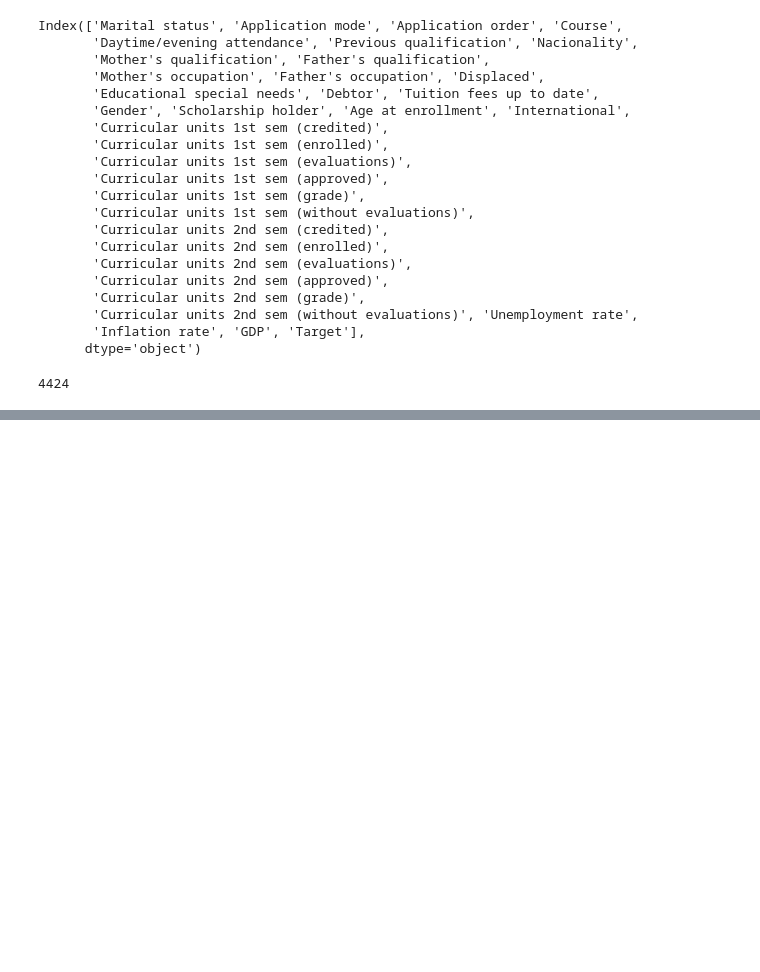
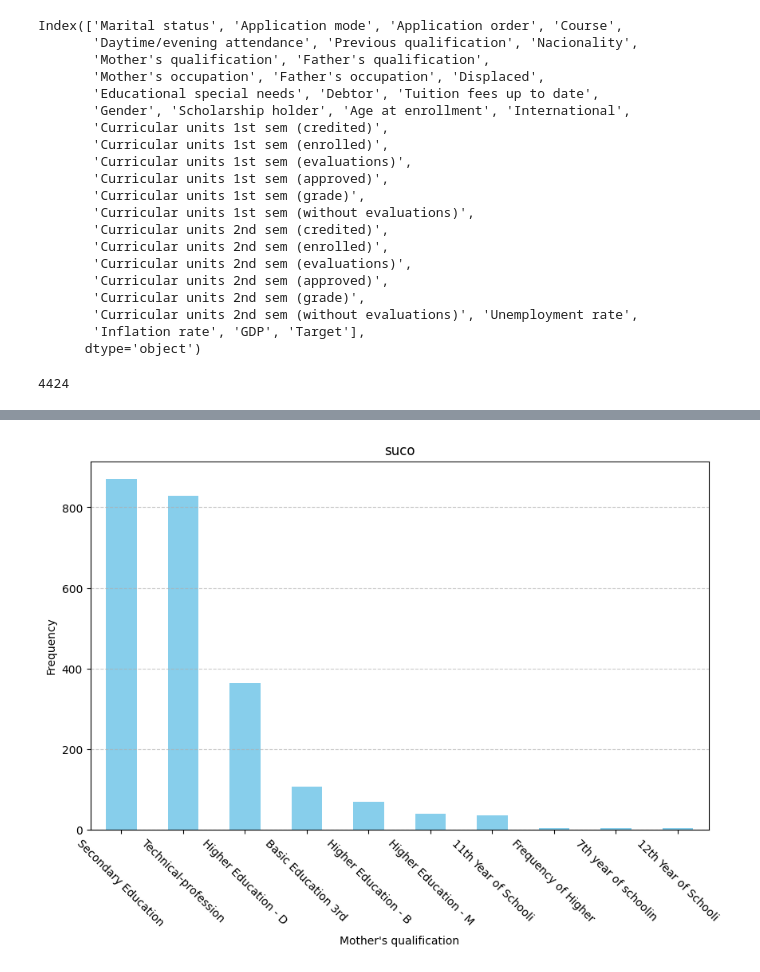
Before and after one commit to felmateos/student-dropout-prediction, a Jupyter notebook: main.ipynb, the cells around one changed output, grey strips where cells are left out. Drawn from its saved outputs; the diff is of its cells as text; code cells hidden in the pictures; blank space fills up the shorter version.

```diff
--- a/main.ipynb
+++ b/main.ipynb
@@ -52,0 +131,21 @@ X.describe()
+# %%
+def plot_freq(df: pd.DataFrame, col_name: str, legend_df: pd.DataFrame, plt: plt) -> None:
+    df_col = df[col_name]
+    legend_df.columns = [col_name, 'value']
+    merge_df_legend = pd.merge(df_col, legend_df, on=col_name, how='inner')
+    merge_df_legend = merge_df_legend[['value']].apply(lambda x: x.str.slice(0, 20))
+    plt.figure(figsize=(10, 6))
+    freq = merge_df_legend['value'].value_counts().nlargest(10)
+    freq.plot(kind='bar', color='skyblue')
+    plt.title('suco')
+    plt.xlabel(col_name)
+    plt.ylabel('Frequency')
+    plt.xticks(rotation=-45)
+    plt.grid(axis='y', linestyle='--', alpha=0.7)
+    plt.show()
+# %%
+mother_quali_legend = pd.read_csv('data/decode/mother_quali.csv')
+
+plot_freq(X_train, 'Mother\'s qualification', mother_quali_legend, plt)
+# %% [output]
+[figure, added]
```
Also changed, not shown: parts of 8 cells of this notebook, 3 other files.
